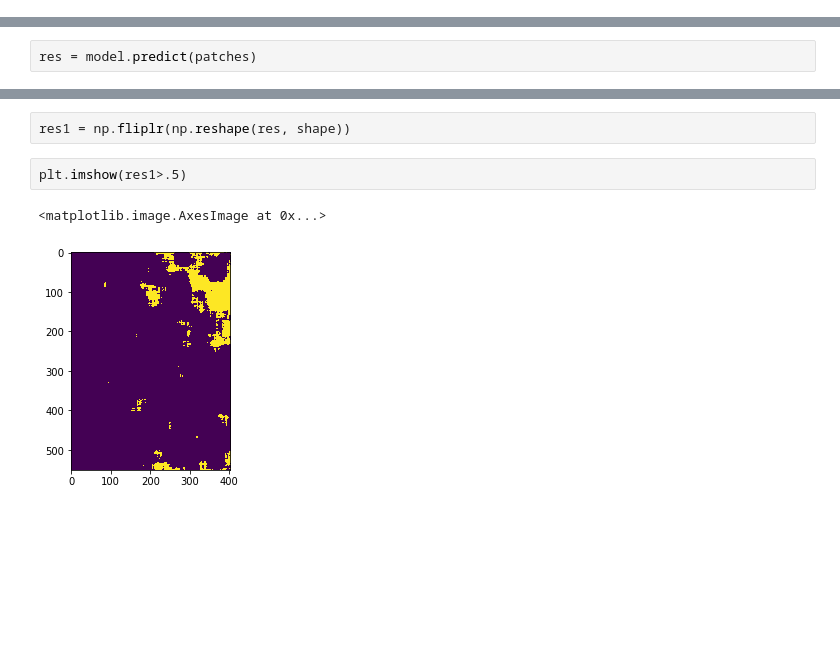
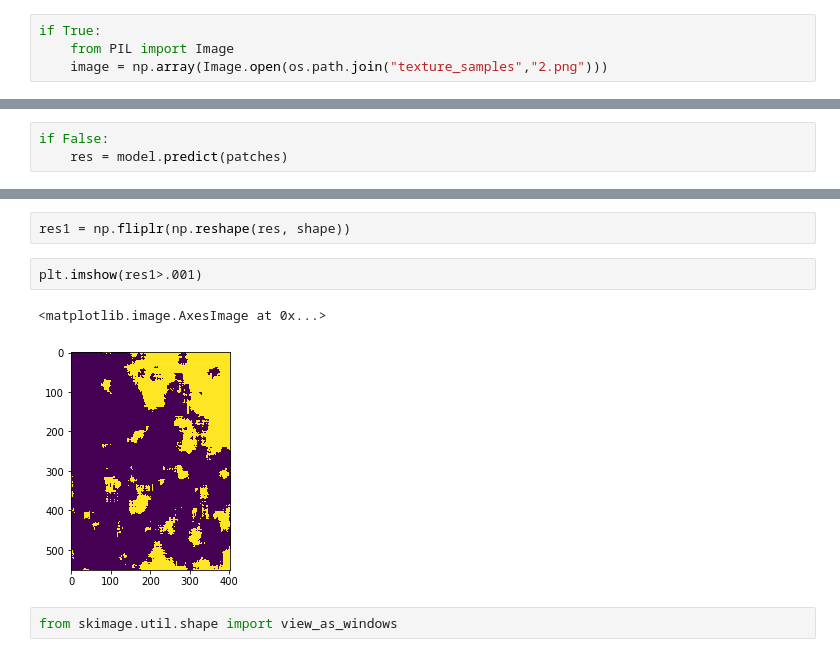
Before and after one commit to elerator/capillary_effects_aluminum, a Jupyter notebook: notebooks/texture_based_segmentation_apply_model.ipynb, the cells around one changed output, grey strips where cells are left out. Saved outputs shown, nothing was run; the diff lists cells and outputs as text; blank space fills up the shorter version.

```diff
--- a/notebooks/texture_based_segmentation_apply_model.ipynb
+++ b/notebooks/texture_based_segmentation_apply_model.ipynb
@@ -17,6 +17,10 @@ tensor = np.load(os.path.join(cpg_folder, "cpg_rotated.npy"))
 tensor = normalize(tensor)
 # %%
 image = tensor[300,200:800,:]
+# %%
+if True:
+    from PIL import Image
+    image = np.array(Image.open(os.path.join("texture_samples","2.png")))
 # %%
 plt.imshow(image, cmap="gray")
 # %% [output]
@@ -37,4 +41,5 @@ patches.shape
 # %% [output]
 (222053, 50, 50, 1)
 # %%
-res = model.predict(patches)
+if False:
+    res = model.predict(patches)
@@ -46,7 +70,9 @@ shape = [image.shape[0]-(patch_height-1),image.shape[1]-(patch_width-1)]
 # %%
 res1 = np.fliplr(np.reshape(res, shape))
 # %%
-plt.imshow(res1>.5)
+plt.imshow(res1>.001)
 # %% [output]
 <matplotlib.image.AxesImage at 0x...>
-[figure, old version]
+[figure, new version]
+# %%
+from skimage.util.shape import view_as_windows
```
Also changed, not shown: parts of 2 cells of this notebook.
